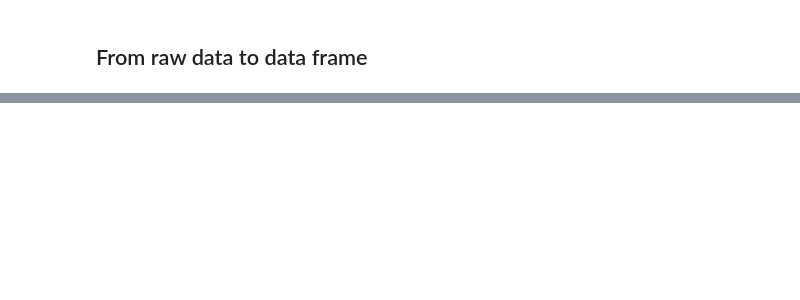
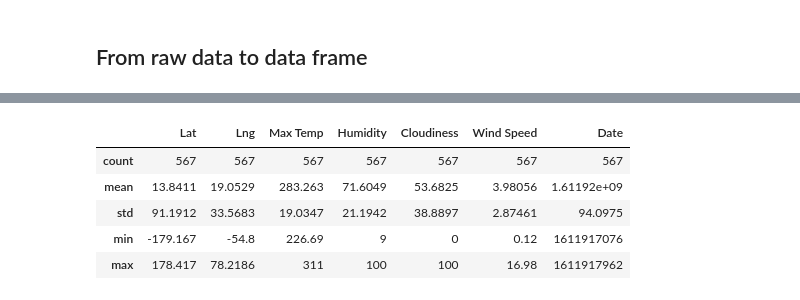
Before and after one commit to JaviPardox/Weather-Vacation-API, a Jupyter notebook: WeatherPy.ipynb, the cells around one changed output, grey strips where cells are left out. Drawn from its saved outputs; the diff is of its cells as text; code cells hidden in the pictures; blank space fills up the shorter version.

```diff
--- a/WeatherPy.ipynb
+++ b/WeatherPy.ipynb
@@ -116,0 +118,19 @@ weather_pd
+# %%
+count = weather_pd.count().to_frame().T.rename(index={0: 'count'})
+mean = weather_pd.mean().to_frame().T.rename(index={0: 'mean'})
+std = weather_pd.std().to_frame().T.rename(index={0: 'std'})
+min_data = weather_pd.min().to_frame().T.rename(index={0: 'min'})
+max_data = weather_pd.max().to_frame().T.rename(index={0: 'max'})
+
+stats = pd.concat([count,mean,std,min_data,max_data],axis=0)
+stats = stats.drop(['City', 'Country'], axis=1)
+stats
+
+# Missing %
+# %% [output]
+|  | Lat | Lng | Max Temp | Humidity | Cloudiness | Wind Speed | Date |
+| count | 567 | 567 | 567 | 567 | 567 | 567 | 567 |
+| mean | 13.8411 | 19.0529 | 283.263 | 71.6049 | 53.6825 | 3.98056 | 1.61192e+09 |
+| std | 91.1912 | 33.5683 | 19.0347 | 21.1942 | 38.8897 | 2.87461 | 94.0975 |
+| min | -179.167 | -54.8 | 226.69 | 9 | 0 | 0.12 | 1611917076 |
+| max | 178.417 | 78.2186 | 311 | 100 | 100 | 16.98 | 1611917962 |
```
Also changed, not shown: parts of 12 cells of this notebook.
